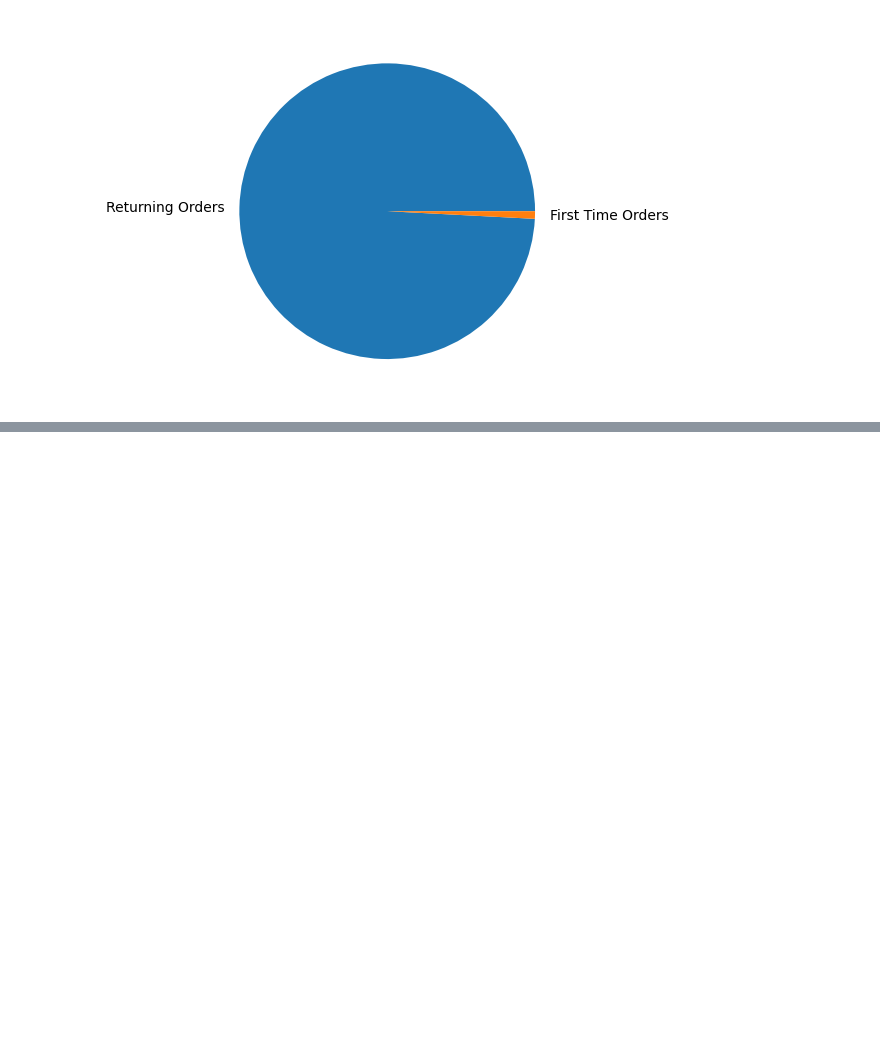
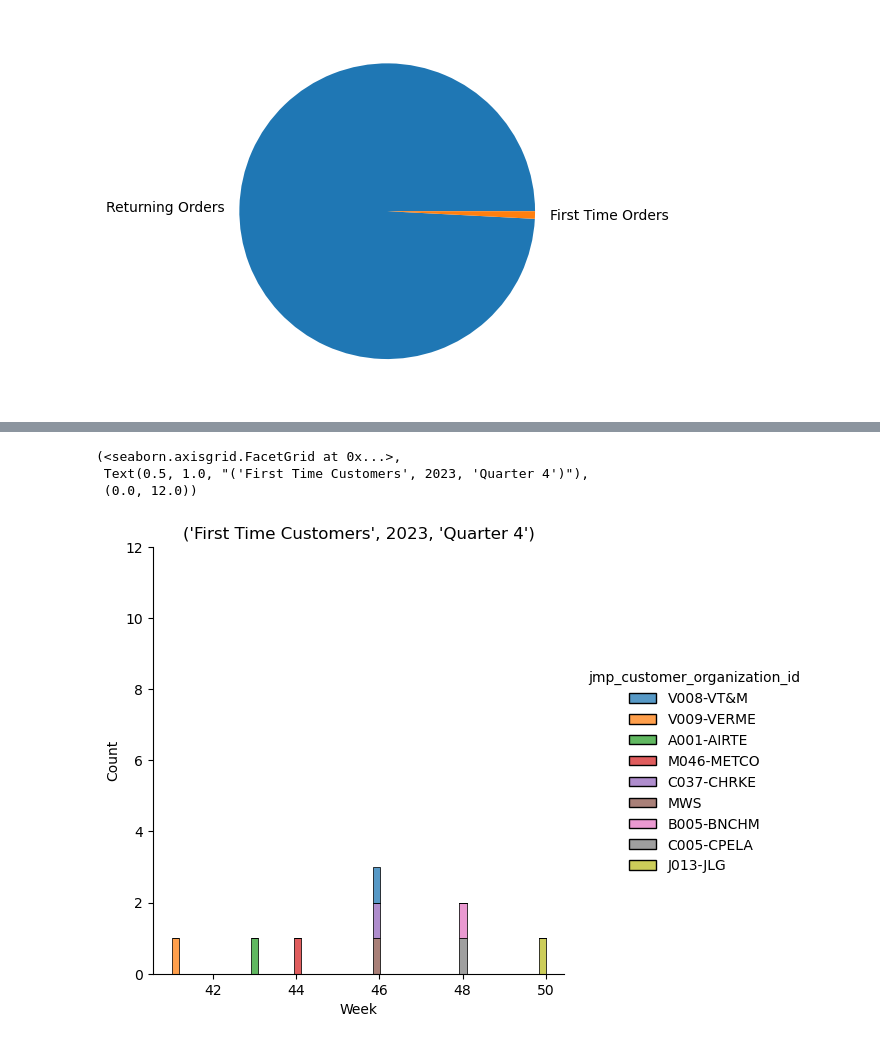
Before and after one commit to NSS-Full-Time-Data-Analytics-14/metal-fabrication-nutter_butter, a Jupyter notebook: metal.ipynb, the cells around one changed output, grey strips where cells are left out. Drawn from its saved outputs; the diff is of its cells as text; code cells hidden in the pictures; blank space fills up the shorter version.

```diff
--- a/metal.ipynb
+++ b/metal.ipynb
@@ -299,0 +688,2 @@ plt.pie(customers['First Time'].value_counts(),labels = ['Returning Orders','Fir
+# %%
+trimfirst['Month'] = trimfirst['jmp_job_date'].dt.month_name()
@@ -299,0 +696,12 @@ plt.pie(customers['First Time'].value_counts(),labels = ['Returning Orders','Fir
+# %%
+for index, row in trimfirst.iterrows():
+    if row['Month'] in ['January','February','March']:
+       trimfirst.loc[index,'Quarter'] = 'Quarter 1'
+    elif row['Month'] in ['April','May','June']:
+       trimfirst.loc[index,'Quarter'] = 'Quarter 2'
+    elif row['Month'] in ['July','August','September']:
+       trimfirst.loc[index,'Quarter'] = 'Quarter 3'
+    elif row['Month'] in ['October','November','December']:
+       trimfirst.loc[index,'Quarter'] = 'Quarter 4'
+    else: trimfirst.loc[index, 'season'] = 'null'
+trimfirst
@@ -299,0 +727,6 @@ plt.pie(customers['First Time'].value_counts(),labels = ['Returning Orders','Fir
+# %%
+def firsttimelookup (FirstTime,Year,Quarter):
+    firstupdate= trimfirst.loc[trimfirst['First Time']==FirstTime]
+    yearupdate=firstupdate.loc[firstupdate['Year']==Year]
+    quarterupdate=yearupdate.loc[yearupdate['Quarter']==Quarter]
+    return quarterupdate
@@ -299,0 +752,11 @@ plt.pie(customers['First Time'].value_counts(),labels = ['Returning Orders','Fir
+# %%
+def firsttimeplotter2000(status,year,quarter):
+    superhero = firsttimelookup(status,year,quarter)
+    return sns.displot( data=superhero,x='Week',hue='jmp_customer_organization_id',multiple='stack',bins = 52),plt.title(('First Time Customers', year, quarter)),plt.ylim(None,12)
+# %%
+firsttimeplotter2000(True,2023,'Quarter 4')
+# %% [output]
+(<seaborn.axisgrid.FacetGrid at 0x...>,
+ Text(0.5, 1.0, "('First Time Customers', 2023, 'Quarter 4')"),
+ (0.0, 12.0))
+[figure, added]
```
Also changed, not shown: parts of 48 cells of this notebook.
